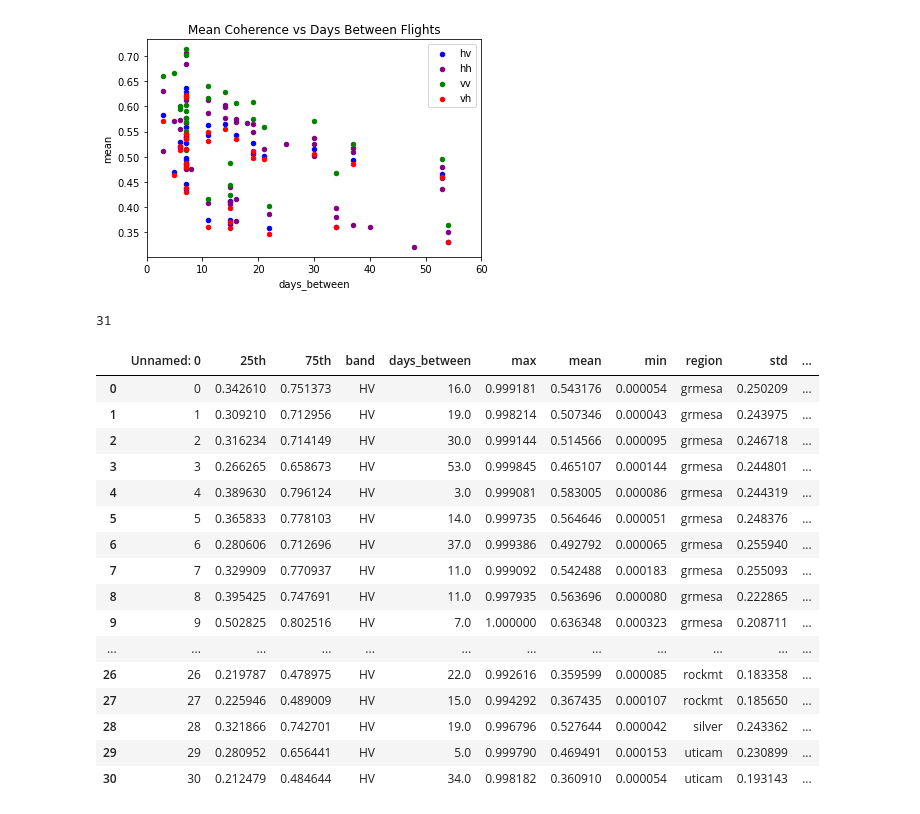
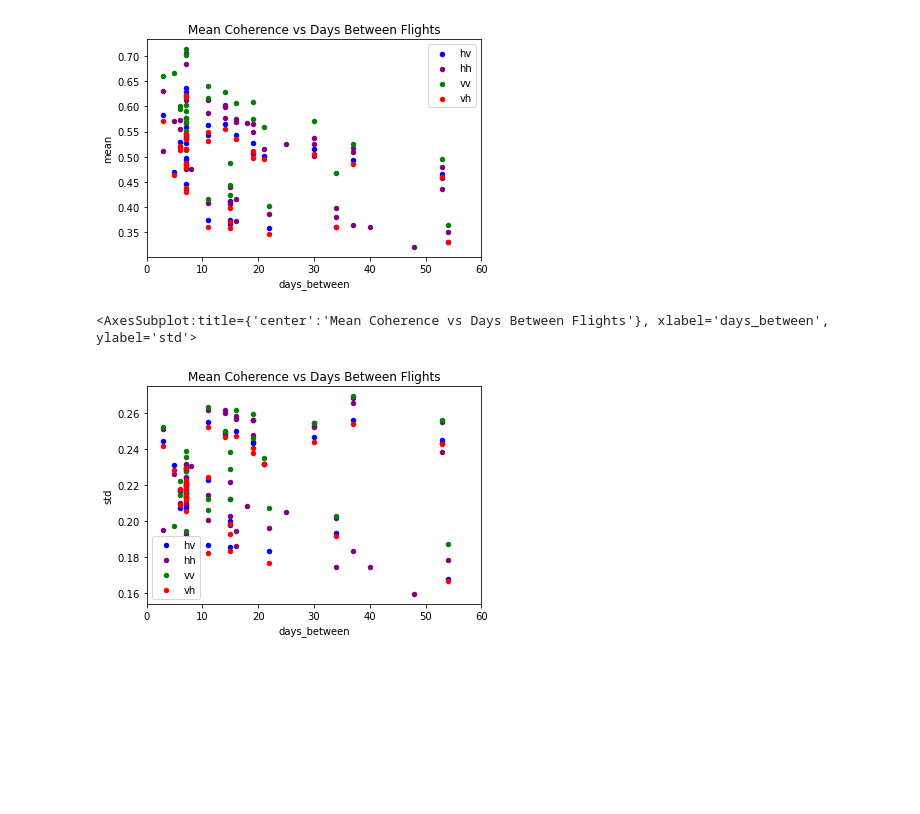
Before and after one commit to snowex-hackweek/uavsar, a Jupyter notebook: analysis/Cloud_Analysis.ipynb, the cells around one changed output. Cells and saved outputs as stored; diff of their text form; code cells hidden in the pictures; blank space fills up the shorter version.

```diff
--- a/analysis/Cloud_Analysis.ipynb
+++ b/analysis/Cloud_Analysis.ipynb
@@ -299,29 +299,12 @@ df_vh.plot(color = 'red',label = 'vh',x = 'days_between', y = 'mean', kind = 'sc
 # %% [output]
 <AxesSubplot:title={'center':'Mean Coherence vs Days Between Flights'}, xlabel='days_between', ylabel='mean'>
 [figure]
-# %%
-len(df_hv)
-# %% [output]
-31
-# %%
-df_hv['url'] = df_vv['url']
-# %%
-df_hv
-# %% [output]
-|  | Unnamed: 0 | 25th | 75th | band | days_between | max | mean | min | region | std | ... |
-| 0 | 0 | 0.342610 | 0.751373 | HV | 16.0 | 0.999181 | 0.543176 | 0.000054 | grmesa | 0.250209 | ... |
-| 1 | 1 | 0.309210 | 0.712956 | HV | 19.0 | 0.998214 | 0.507346 | 0.000043 | grmesa | 0.243975 | ... |
-| 2 | 2 | 0.316234 | 0.714149 | HV | 30.0 | 0.999144 | 0.514566 | 0.000095 | grmesa | 0.246718 | ... |
-| 3 | 3 | 0.266265 | 0.658673 | HV | 53.0 | 0.999845 | 0.465107 | 0.000144 | grmesa | 0.244801 | ... |
-| 4 | 4 | 0.389630 | 0.796124 | HV | 3.0 | 0.999081 | 0.583005 | 0.000086 | grmesa | 0.244319 | ... |
-| 5 | 5 | 0.365833 | 0.778103 | HV | 14.0 | 0.999735 | 0.564646 | 0.000051 | grmesa | 0.248376 | ... |
-| 6 | 6 | 0.280606 | 0.712696 | HV | 37.0 | 0.999386 | 0.492792 | 0.000065 | grmesa | 0.255940 | ... |
-| 7 | 7 | 0.329909 | 0.770937 | HV | 11.0 | 0.999092 | 0.542488 | 0.000183 | grmesa | 0.255093 | ... |
-| 8 | 8 | 0.395425 | 0.747691 | HV | 11.0 | 0.997935 | 0.563696 | 0.000080 | grmesa | 0.222865 | ... |
-| 9 | 9 | 0.502825 | 0.802516 | HV | 7.0 | 1.000000 | 0.636348 | 0.000323 | grmesa | 0.208711 | ... |
-| ... | ... | ... | ... | ... | ... | ... | ... | ... | ... | ... | ... |
-| 26 | 26 | 0.219787 | 0.478975 | HV | 22.0 | 0.992616 | 0.359599 | 0.000085 | rockmt | 0.183358 | ... |
-| 27 | 27 | 0.225946 | 0.489009 | HV | 15.0 | 0.994292 | 0.367435 | 0.000107 | rockmt | 0.185650 | ... |
-| 28 | 28 | 0.321866 | 0.742701 | HV | 19.0 | 0.996796 | 0.527644 | 0.000042 | silver | 0.243362 | ... |
-| 29 | 29 | 0.280952 | 0.656441 | HV | 5.0 | 0.999790 | 0.469491 | 0.000153 | uticam | 0.230899 | ... |
-| 30 | 30 | 0.212479 | 0.484644 | HV | 34.0 | 0.998182 | 0.360910 | 0.000054 | uticam | 0.193143 | ... |
+# %%
+import matplotlib.pyplot as plt
+ax = df_hv.plot(color = 'blue',label = 'hv',x = 'days_between', y = 'std', kind = 'scatter', xlim = [0,60], title = 'Mean Coherence vs Days Between Flights', xlabel = 'Days Between', ylabel = 'Mean Coherence')
+df_hh.plot(color = 'purple',label = 'hh',x = 'days_between', y = 'std', kind = 'scatter',ax=ax)
+df_vv.plot(color = 'green',label = 'vv',x = 'days_between', y = 'std', kind = 'scatter',ax=ax)
+df_vh.plot(color = 'red',label = 'vh',x = 'days_between', y = 'std', kind = 'scatter',ax=ax)
+# %% [output]
+<AxesSubplot:title={'center':'Mean Coherence vs Days Between Flights'}, xlabel='days_between', ylabel='std'>
+[figure, added]
```
Also changed, not shown: parts of 3 cells of this notebook, 1 other file.
